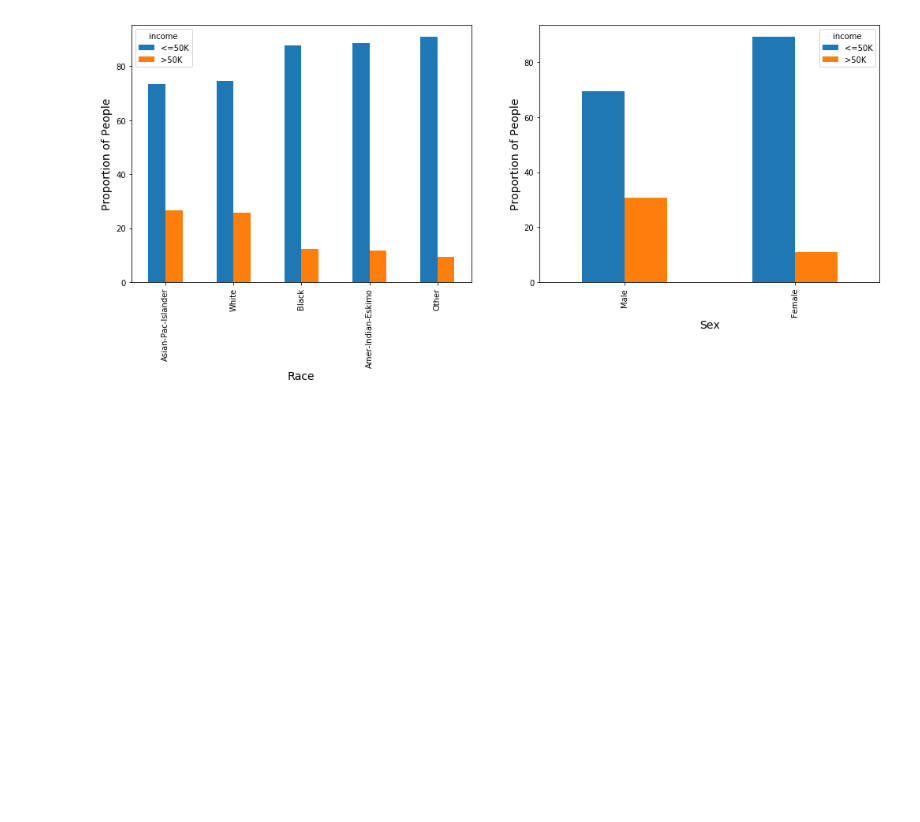
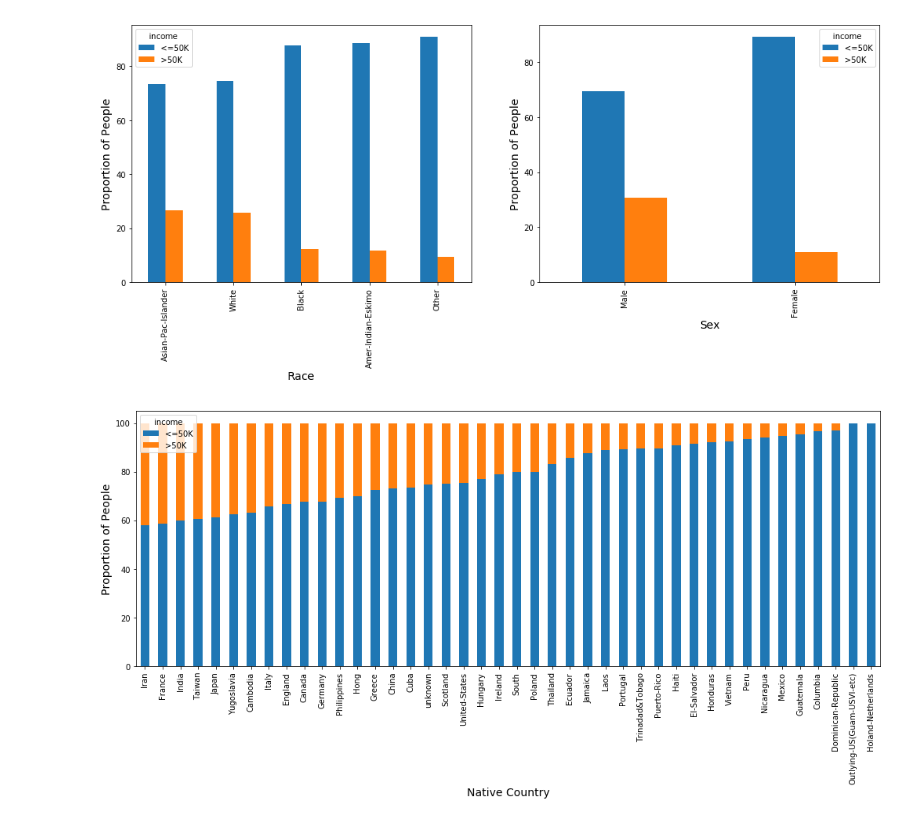
Before and after one commit to katreparitosh/Income-Predictor-Model, a Jupyter notebook: adultcensus1.ipynb, the cells around one changed output. Cells and saved outputs as stored; diff of their text form; code cells hidden in the pictures; blank space fills up the shorter version.

```diff
--- a/adultcensus1.ipynb
+++ b/adultcensus1.ipynb
@@ -345,3 +345,10 @@ plt.xlabel('Sex',fontsize = 14);
 plt.ylabel('Proportion of People',fontsize = 14);
 # %% [output]
 [figure]
+# %%
+table_country = pd.crosstab(adult_df['native.country'], adult_df['income'])
+(table_country.div(table_country.sum(axis = 1),axis = 0)*100).sort_values(by = '<=50K').plot(kind = 'bar',stacked = True,figsize = (17,6));
+plt.xlabel('Native Country',fontsize = 14);
+plt.ylabel('Proportion of People',fontsize = 14);
+# %% [output]
+[figure, added]
```
Also changed, not shown: parts of 3 cells of this notebook.
